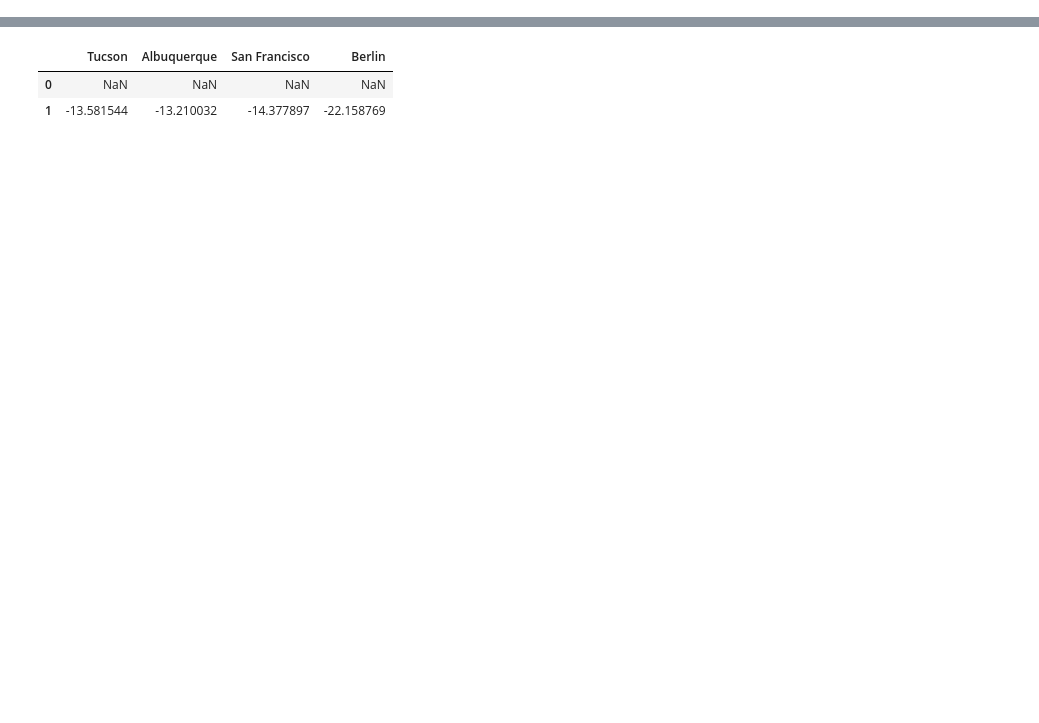
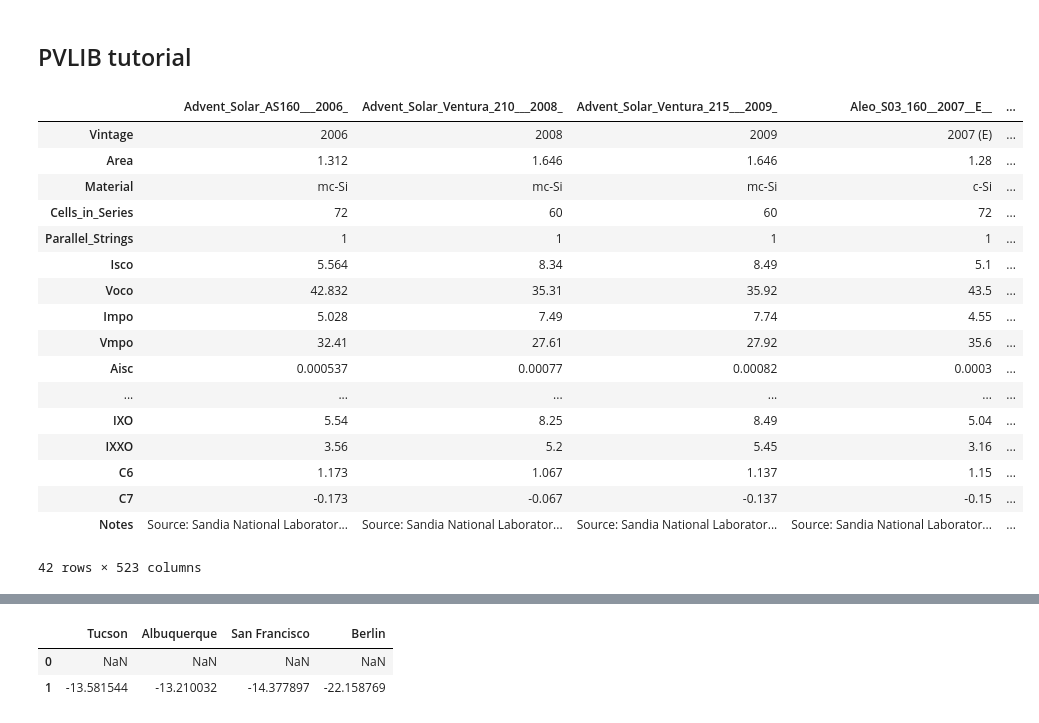
Before and after one commit to naokic3/solar_projectN, a Jupyter notebook: introtut.ipynb, the cells around one changed output, grey strips where cells are left out. Cells and saved outputs as stored; diff of their text form; code cells hidden in the pictures; blank space fills up the shorter version.

```diff
--- a/introtut.ipynb
+++ b/introtut.ipynb
@@ -1,3 +1,5 @@
+# %% [markdown]
+##  PVLIB tutorial
 # %%
 import pvlib
 import pandas as pd
@@ -18,5 +20,26 @@ module = sandia_modules['Canadian_Solar_CS5P_220M___2009_']
 inverter = sapm_inverters['SMA_America__SB3800TL_US_22__240V_']
 temperature_model_parameters = pvlib.temperature.TEMPERATURE_MODEL_PARAMETERS['sapm']['open_rack_glass_glass']
+# %%
+sandia_modules[0:50]
+# %% [output]
+|  | Advent_Solar_AS160___2006_ | Advent_Solar_Ventura_210___2008_ | Advent_Solar_Ventura_215___2009_ | Aleo_S03_160__2007__E__ | ... |
+| Vintage | 2006 | 2008 | 2009 | 2007 (E) | ... |
+| Area | 1.312 | 1.646 | 1.646 | 1.28 | ... |
+| Material | mc-Si | mc-Si | mc-Si | c-Si | ... |
+| Cells_in_Series | 72 | 60 | 60 | 72 | ... |
+| Parallel_Strings | 1 | 1 | 1 | 1 | ... |
+| Isco | 5.564 | 8.34 | 8.49 | 5.1 | ... |
+| Voco | 42.832 | 35.31 | 35.92 | 43.5 | ... |
+| Impo | 5.028 | 7.49 | 7.74 | 4.55 | ... |
+| Vmpo | 32.41 | 27.61 | 27.92 | 35.6 | ... |
+| Aisc | 0.000537 | 0.00077 | 0.00082 | 0.0003 | ... |
+| ... | ... | ... | ... | ... | ... |
+| IXO | 5.54 | 8.25 | 8.49 | 5.04 | ... |
+| IXXO | 3.56 | 5.2 | 5.45 | 3.16 | ... |
+| C6 | 1.173 | 1.067 | 1.137 | 1.15 | ... |
+| C7 | -0.173 | -0.067 | -0.137 | -0.15 | ... |
+| Notes | Source: Sandia National Laborator... | Source: Sandia National Laborator... | Source: Sandia National Laborator... | Source: Sandia National Laborator... | ... |
+42 rows × 523 columns
 # %%
 tmys = []
 for location in coordinates:
```
Also changed, not shown: parts of 2 cells of this notebook.
